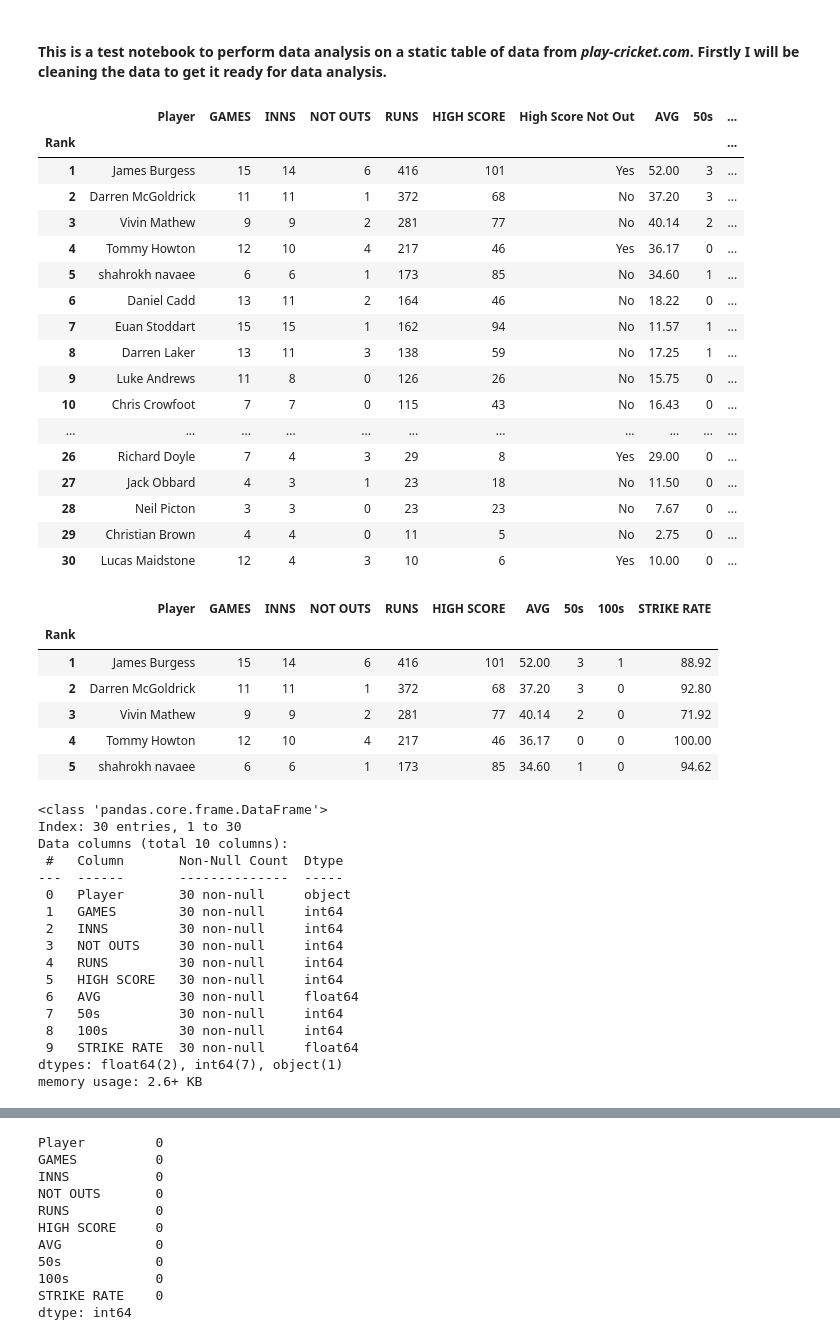
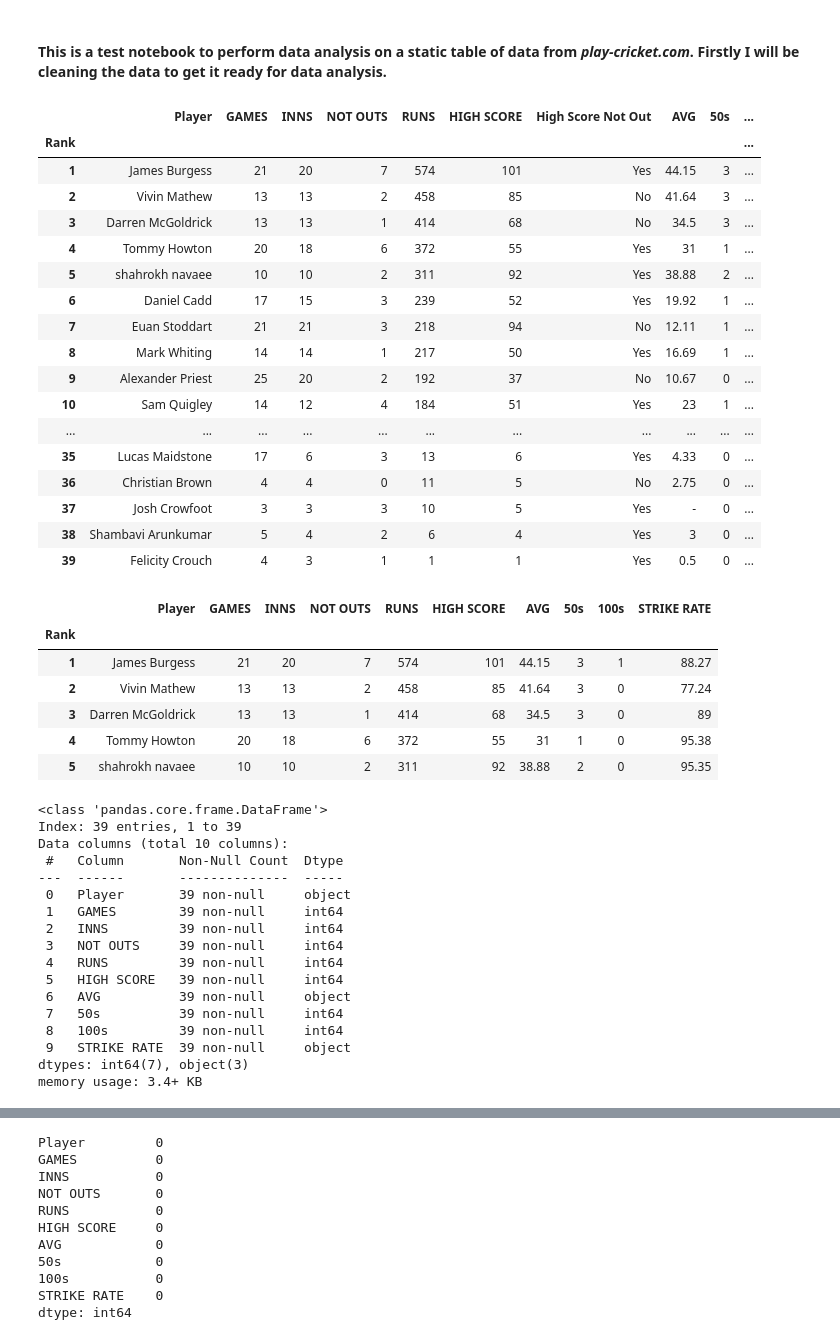
Before and after one commit to TobyDaines/GCCC-Player-Stats-Database, a Jupyter notebook: All Players.ipynb, the cells around one changed output, grey strips where cells are left out. Saved outputs shown, nothing was run; the diff lists cells and outputs as text; code cells hidden in the pictures.

```diff
--- a/All Players.ipynb
+++ b/All Players.ipynb
@@ -10,27 +10,27 @@ import matplotlib.pyplot as plt
 import seaborn as sns
 # %%
 # Reading in the dataframe using pandas
-df = pd.read_csv("All player stats 01-08-2024.csv", index_col="Rank")
+df = pd.read_csv("All players batting 2024.csv", index_col="Rank")
 df
 # %% [output]
 |  | Player | GAMES | INNS | NOT OUTS | RUNS | HIGH SCORE | High Score Not Out | AVG | 50s | ... |
 | Rank |  |  |  |  |  |  |  |  |  | ... |
-| 1 | James Burgess | 15 | 14 | 6 | 416 | 101 | Yes | 52.00 | 3 | ... |
-| 2 | Darren McGoldrick | 11 | 11 | 1 | 372 | 68 | No | 37.20 | 3 | ... |
-| 3 | Vivin Mathew | 9 | 9 | 2 | 281 | 77 | No | 40.14 | 2 | ... |
-| 4 | Tommy Howton | 12 | 10 | 4 | 217 | 46 | Yes | 36.17 | 0 | ... |
-| 5 | shahrokh navaee | 6 | 6 | 1 | 173 | 85 | No | 34.60 | 1 | ... |
-| 6 | Daniel Cadd | 13 | 11 | 2 | 164 | 46 | No | 18.22 | 0 | ... |
-| 7 | Euan Stoddart | 15 | 15 | 1 | 162 | 94 | No | 11.57 | 1 | ... |
-| 8 | Darren Laker | 13 | 11 | 3 | 138 | 59 | No | 17.25 | 1 | ... |
-| 9 | Luke Andrews | 11 | 8 | 0 | 126 | 26 | No | 15.75 | 0 | ... |
-| 10 | Chris Crowfoot | 7 | 7 | 0 | 115 | 43 | No | 16.43 | 0 | ... |
+| 1 | James Burgess | 21 | 20 | 7 | 574 | 101 | Yes | 44.15 | 3 | ... |
+| 2 | Vivin Mathew | 13 | 13 | 2 | 458 | 85 | No | 41.64 | 3 | ... |
+| 3 | Darren McGoldrick | 13 | 13 | 1 | 414 | 68 | No | 34.5 | 3 | ... |
+| 4 | Tommy Howton | 20 | 18 | 6 | 372 | 55 | Yes | 31 | 1 | ... |
+| 5 | shahrokh navaee | 10 | 10 | 2 | 311 | 92 | Yes | 38.88 | 2 | ... |
+| 6 | Daniel Cadd | 17 | 15 | 3 | 239 | 52 | Yes | 19.92 | 1 | ... |
+| 7 | Euan Stoddart | 21 | 21 | 3 | 218 | 94 | No | 12.11 | 1 | ... |
+| 8 | Mark Whiting | 14 | 14 | 1 | 217 | 50 | Yes | 16.69 | 1 | ... |
+| 9 | Alexander Priest | 25 | 20 | 2 | 192 | 37 | No | 10.67 | 0 | ... |
+| 10 | Sam Quigley | 14 | 12 | 4 | 184 | 51 | Yes | 23 | 1 | ... |
 | ... | ... | ... | ... | ... | ... | ... | ... | ... | ... | ... |
-| 26 | Richard Doyle | 7 | 4 | 3 | 29 | 8 | Yes | 29.00 | 0 | ... |
-| 27 | Jack Obbard | 4 | 3 | 1 | 23 | 18 | No | 11.50 | 0 | ... |
-| 28 | Neil Picton | 3 | 3 | 0 | 23 | 23 | No | 7.67 | 0 | ... |
-| 29 | Christian Brown | 4 | 4 | 0 | 11 | 5 | No | 2.75 | 0 | ... |
-| 30 | Lucas Maidstone | 12 | 4 | 3 | 10 | 6 | Yes | 10.00 | 0 | ... |
+| 35 | Lucas Maidstone | 17 | 6 | 3 | 13 | 6 | Yes | 4.33 | 0 | ... |
+| 36 | Christian Brown | 4 | 4 | 0 | 11 | 5 | No | 2.75 | 0 | ... |
+| 37 | Josh Crowfoot | 3 | 3 | 3 | 10 | 5 | Yes | - | 0 | ... |
+| 38 | Shambavi Arunkumar | 5 | 4 | 2 | 6 | 4 | Yes | 3 | 0 | ... |
+| 39 | Felicity Crouch | 4 | 3 | 1 | 1 | 1 | Yes | 0.5 | 0 | ... |
 # %%
 # Dropping column not needed for data analysis
 df.drop('High Score Not Out', axis=1, inplace=True)
@@ -38,32 +38,32 @@ df.head()
 # %% [output]
 |  | Player | GAMES | INNS | NOT OUTS | RUNS | HIGH SCORE | AVG | 50s | 100s | STRIKE RATE |
 | Rank |  |  |  |  |  |  |  |  |  |  |
-| 1 | James Burgess | 15 | 14 | 6 | 416 | 101 | 52.00 | 3 | 1 | 88.92 |
-| 2 | Darren McGoldrick | 11 | 11 | 1 | 372 | 68 | 37.20 | 3 | 0 | 92.80 |
-| 3 | Vivin Mathew | 9 | 9 | 2 | 281 | 77 | 40.14 | 2 | 0 | 71.92 |
-| 4 | Tommy Howton | 12 | 10 | 4 | 217 | 46 | 36.17 | 0 | 0 | 100.00 |
-| 5 | shahrokh navaee | 6 | 6 | 1 | 173 | 85 | 34.60 | 1 | 0 | 94.62 |
+| 1 | James Burgess | 21 | 20 | 7 | 574 | 101 | 44.15 | 3 | 1 | 88.27 |
+| 2 | Vivin Mathew | 13 | 13 | 2 | 458 | 85 | 41.64 | 3 | 0 | 77.24 |
+| 3 | Darren McGoldrick | 13 | 13 | 1 | 414 | 68 | 34.5 | 3 | 0 | 89 |
+| 4 | Tommy Howton | 20 | 18 | 6 | 372 | 55 | 31 | 1 | 0 | 95.38 |
+| 5 | shahrokh navaee | 10 | 10 | 2 | 311 | 92 | 38.88 | 2 | 0 | 95.35 |
 # %%
 # Check data types of columns
 df.info()
 # %% [output]
 <class 'pandas.core.frame.DataFrame'>
-Index: 30 entries, 1 to 30
+Index: 39 entries, 1 to 39
 Data columns (total 10 columns):
  #   Column       Non-Null Count  Dtype
 ---  ------       --------------  -----
- 0   Player       30 non-null     object
- 1   GAMES        30 non-null     int64
- 2   INNS         30 non-null     int64
- 3   NOT OUTS     30 non-null     int64
- 4   RUNS         30 non-null     int64
- 5   HIGH SCORE   30 non-null     int64
- 6   AVG          30 non-null     float64
- 7   50s          30 non-null     int64
- 8   100s         30 non-null     int64
- 9   STRIKE RATE  30 non-null     float64
-dtypes: float64(2), int64(7), object(1)
-memory usage: 2.6+ KB
+ 0   Player       39 non-null     object
+ 1   GAMES        39 non-null     int64
+ 2   INNS         39 non-null     int64
+ 3   NOT OUTS     39 non-null     int64
+ 4   RUNS         39 non-null     int64
+ 5   HIGH SCORE   39 non-null     int64
+ 6   AVG          39 non-null     object
+ 7   50s          39 non-null     int64
+ 8   100s         39 non-null     int64
+ 9   STRIKE RATE  39 non-null     object
+dtypes: int64(7), object(3)
+memory usage: 3.4+ KB
 # %%
 # Changing object data type to float in order to perform data analysis
 df['AVG'] = pd.to_numeric(df['AVG'], errors='coerce')
```
Also changed, not shown: parts of 6 cells of this notebook.
